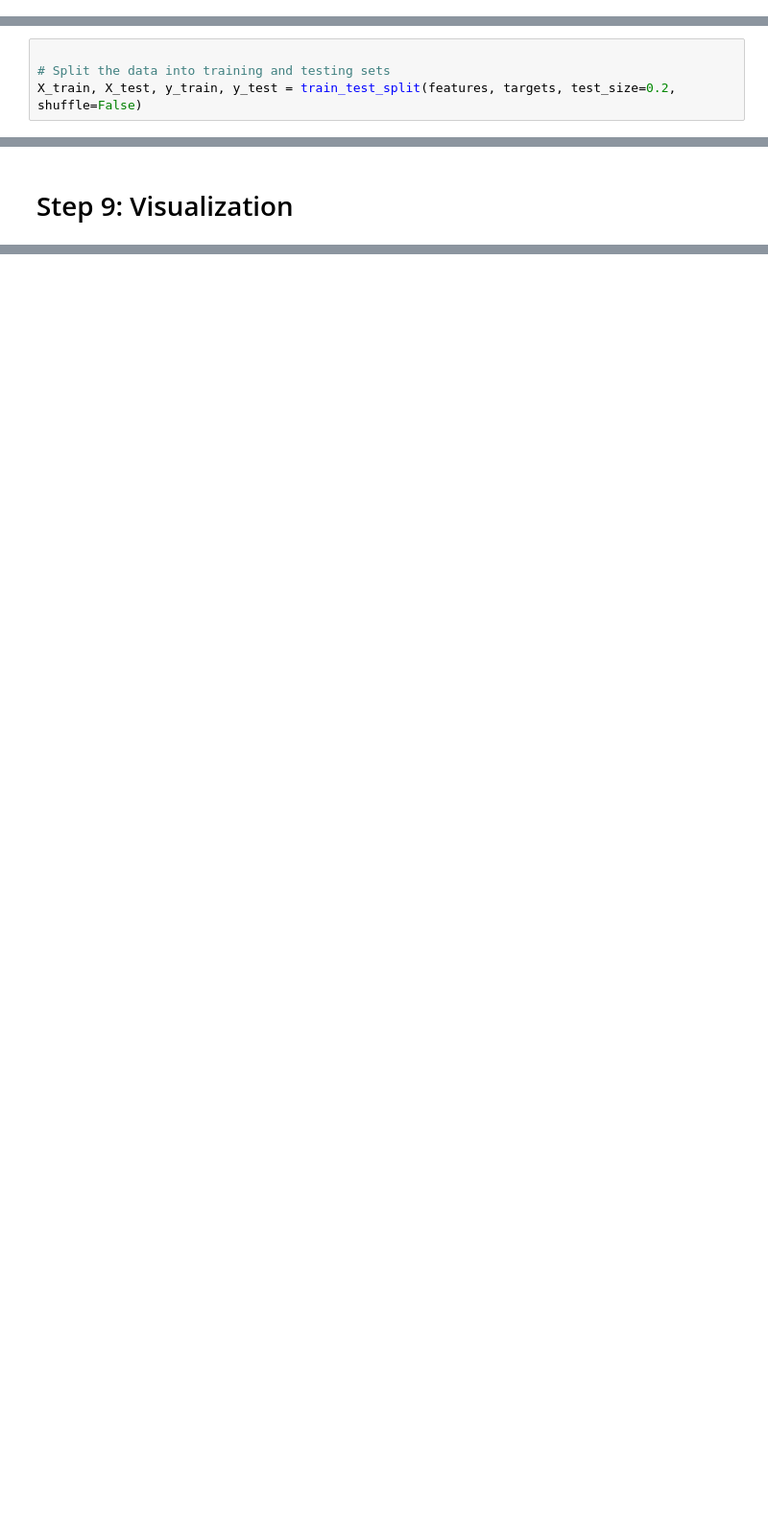
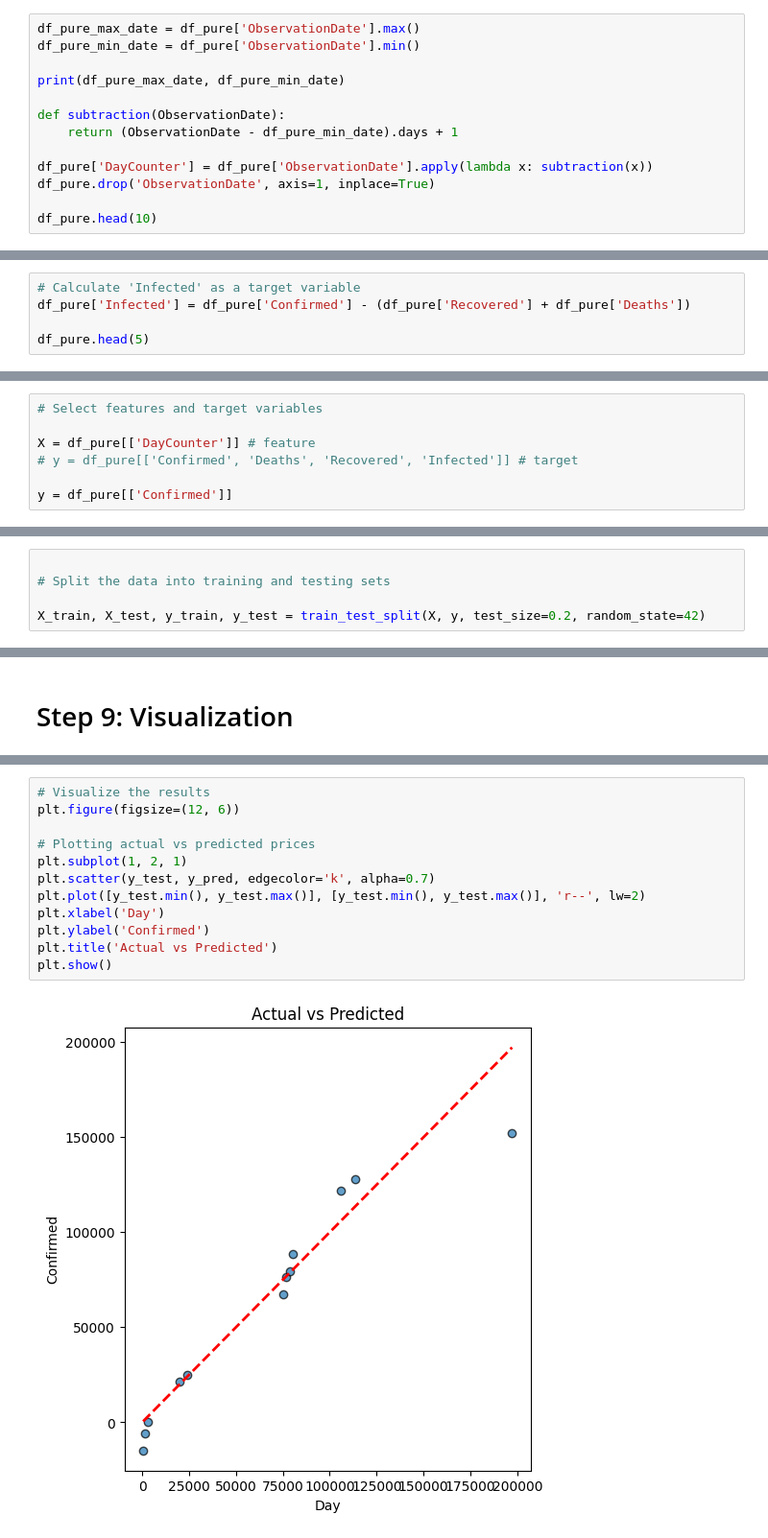
Before and after one commit to alieva-lmn/Internship, a Jupyter notebook: PythonHW/W4/D2CS(Linear Regression).ipynb, the cells around one changed output, grey strips where cells are left out. Shown: that part at 96% size. Cells and saved outputs as stored; diff of their text form; blank space fills up the shorter version.

```diff
--- a/PythonHW/W4/D2CS(Linear Regression).ipynb
+++ b/PythonHW/W4/D2CS(Linear Regression).ipynb
@@ -94,0 +92,13 @@ See the caveats in the documentation: https://pandas.pydata.org/pandas-docs/stab
+# %%
+df_pure_max_date = df_pure['ObservationDate'].max()
+df_pure_min_date = df_pure['ObservationDate'].min()
+
+print(df_pure_max_date, df_pure_min_date)
+
+def subtraction(ObservationDate):
+    return (ObservationDate - df_pure_min_date).days + 1
+
+df_pure['DayCounter'] = df_pure['ObservationDate'].apply(lambda x: subtraction(x))
+df_pure.drop('ObservationDate', axis=1, inplace=True)
+
+df_pure.head(10)
@@ -94,0 +118,5 @@ See the caveats in the documentation: https://pandas.pydata.org/pandas-docs/stab
+# %%
+# Calculate 'Infected' as a target variable
+df_pure['Infected'] = df_pure['Confirmed'] - (df_pure['Recovered'] + df_pure['Deaths'])
+
+df_pure.head(5)
@@ -95,9 +130,17 @@ See the caveats in the documentation: https://pandas.pydata.org/pandas-docs/stab
+# %%
+# Select features and target variables
+
+X = df_pure[['DayCounter']] # feature
+# y = df_pure[['Confirmed', 'Deaths', 'Recovered', 'Infected']] # target
+
+y = df_pure[['Confirmed']]
 # %% [markdown]
 # Step 5: Train-Test Split
 # %%
 
 # Split the data into training and testing sets
-X_train, X_test, y_train, y_test = train_test_split(features, targets, test_size=0.2, shuffle=False)
+
+X_train, X_test, y_train, y_test = train_test_split(X, y, test_size=0.2, random_state=42)
 # %% [markdown]
 # Step 6: Train the Linear Regression Model
 # %%
@@ -184,0 +206,14 @@ plt.show()
+# %%
+# Visualize the results
+plt.figure(figsize=(12, 6))
+
+# Plotting actual vs predicted prices
+plt.subplot(1, 2, 1)
+plt.scatter(y_test, y_pred, edgecolor='k', alpha=0.7)
+plt.plot([y_test.min(), y_test.max()], [y_test.min(), y_test.max()], 'r--', lw=2)
+plt.xlabel('Day')
+plt.ylabel('Confirmed')
+plt.title('Actual vs Predicted')
+plt.show()
+# %% [output]
+[figure, added]
```
Also changed, not shown: parts of 13 cells of this notebook, 1 other file.
